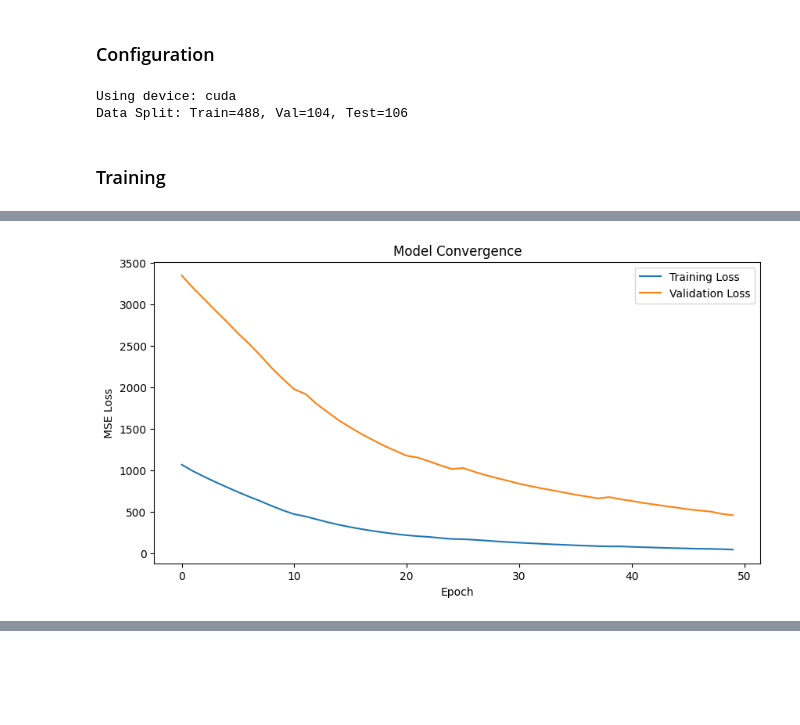
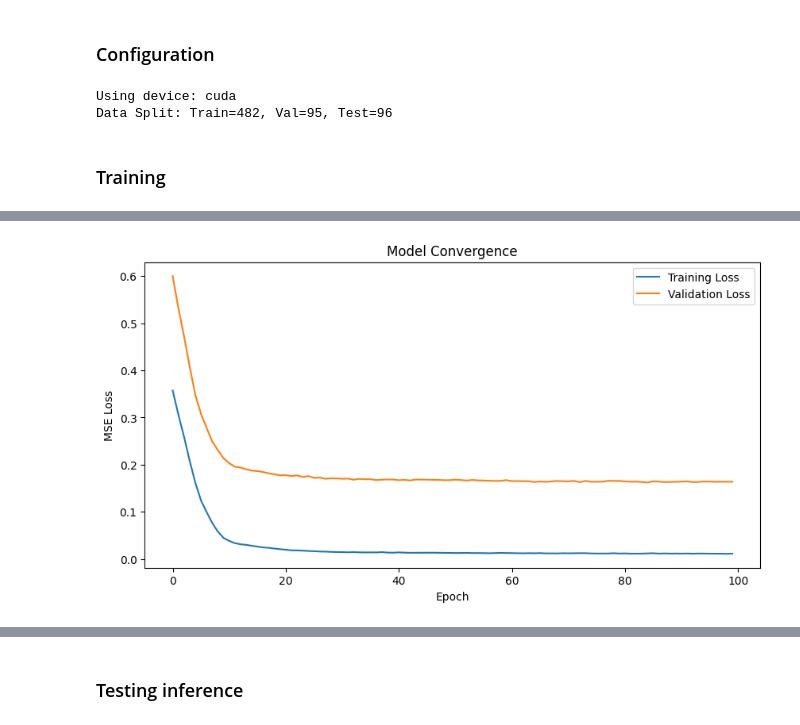
Before and after one commit to NicoPolazzi/kube-performance-predictor, a Jupyter notebook: kpp/gnn.ipynb, the cells around one changed output, grey strips where cells are left out. Drawn from its saved outputs; the diff is of its cells as text; code cells hidden in the pictures; blank space fills up the shorter version.

Commit message:
Change the model and improve data preprocessing

```diff
--- a/kpp/gnn.ipynb
+++ b/kpp/gnn.ipynb
@@ -174,26 +221,19 @@ class GATLSTM(nn.Module):
 csv_path = "/content/drive/MyDrive/kube-performance-predictor/performance_results.csv"
 
 # Hyperparameters
-WINDOW_SIZE = 5
-BATCH_SIZE = 8
-EPOCHS = 50
-LEARNING_RATE = 0.001
+WINDOW_SIZE = 10
+BATCH_SIZE = 32
+EPOCHS = 100
+LEARNING_RATE = 0.0001
 
 device = torch.device('cuda' if torch.cuda.is_available() else 'cpu')
 print(f"Using device: {device}")
 
-dataset = MicroserviceDataset(csv_path, window_size=WINDOW_SIZE)
-total_len = len(dataset)
-train_size = int(0.7 * total_len)
-val_size = int(0.15 * total_len)
-test_size = int(0.15 * total_len)
+train_tensor, val_tensor, test_tensor, scaler = prepare_data_robust(csv_path)
+train_dataset = create_windows(train_tensor, WINDOW_SIZE)
+val_dataset = create_windows(val_tensor, WINDOW_SIZE)
+test_dataset = create_windows(test_tensor, WINDOW_SIZE)
 
-# Create subsets using ranges to maintain temporal order
-train_dataset = Subset(dataset, range(0, train_size))
-val_dataset = Subset(dataset, range(train_size, train_size + val_size))
-test_dataset = Subset(dataset, range(train_size + val_size, total_len))
-
-# Loaders
 train_loader = DataLoader(train_dataset, batch_size=BATCH_SIZE, shuffle=True)
 val_loader = DataLoader(val_dataset, batch_size=BATCH_SIZE, shuffle=False)
 test_loader = DataLoader(test_dataset, batch_size=BATCH_SIZE, shuffle=False)
@@ -201,25 +241,28 @@ test_loader = DataLoader(test_dataset, batch_size=BATCH_SIZE, shuffle=False)
 print(f"Data Split: Train={len(train_dataset)}, Val={len(val_dataset)}, Test={len(test_dataset)}")
 # %% [output]
 Using device: cuda
-Data Split: Train=488, Val=104, Test=106
+Data Split: Train=482, Val=95, Test=96
 # %% [markdown]
 ### Training
 # %%
-edge_index = get_static_edge_index().to(device)
 features_count = 4
 
-model = GATLSTM(
+model = DenseGATLSTM(
     num_nodes=len(NODE_ORDER),
     in_channels=features_count,        # [User, Resp, Thru, CPU]
     hidden_channels=16,   # Dimension of graph embedding
     out_channels=features_count,       # Output features to predict
-    edge_index=edge_index
+    adj_matrix= ADJ_MATRIX
 ).to(device)
 
 optimizer = torch.optim.Adam(model.parameters(), lr=LEARNING_RATE)
-criterion = nn.MSELoss()
+
+# We use L1Loss (MAE) for better robustness against outliers
+criterion = nn.L1Loss()
 
 print("Starting training...")
+start_time = time.time()
+
 loss_history = []
 
 best_val_loss = float('inf')
@@ -259,7 +302,7 @@ for epoch in range(EPOCHS):
     # C. Checkpointing (Save Best Model)
     if avg_val_loss < best_val_loss:
         best_val_loss = avg_val_loss
-        torch.save(model.state_dict(), 'best_model_gat_lstm.pth')
+        torch.save(model.state_dict(), 'best_model_dense_gat_lstm.pth')
         saved_msg = "-> Saved Best Model"
     else:
         saved_msg = ""
@@ -267,7 +310,9 @@ for epoch in range(EPOCHS):
     if (epoch+1) % 5 == 0:
         print(f"Epoch {epoch+1}/{EPOCHS} | Train Loss: {avg_train_loss:.6f} | Val Loss: {avg_val_loss:.6f} {saved_msg}")
 
-print("Training finished.")
+end_time = time.time()
+total_time = end_time - start_time
+print(f"Training finished in {total_time:.2f} seconds ({total_time/EPOCHS:.2f}s/epoch).")
 
 plt.figure(figsize=(10, 5))
 plt.plot(train_history, label='Training Loss')
@@ -283,7 +328,7 @@ plt.show()
 print("\nEvaluating on Test Set...")
 
 # Load the best state
-model.load_state_dict(torch.load('best_model_gat_lstm.pth'))
+model.load_state_dict(torch.load('best_model_dense_gat_lstm.pth'))
 model.eval() # Set to evaluation mode (disables dropout, etc.)
 
 total_test_loss = 0
@@ -316 +365 @@ Training finished.
-[figure, old version]
+[figure, new version]
@@ -316,0 +368,2 @@ Training finished.
+# %% [markdown]
+### Testing inference
```
Also changed, not shown: parts of 5 cells of this notebook.
